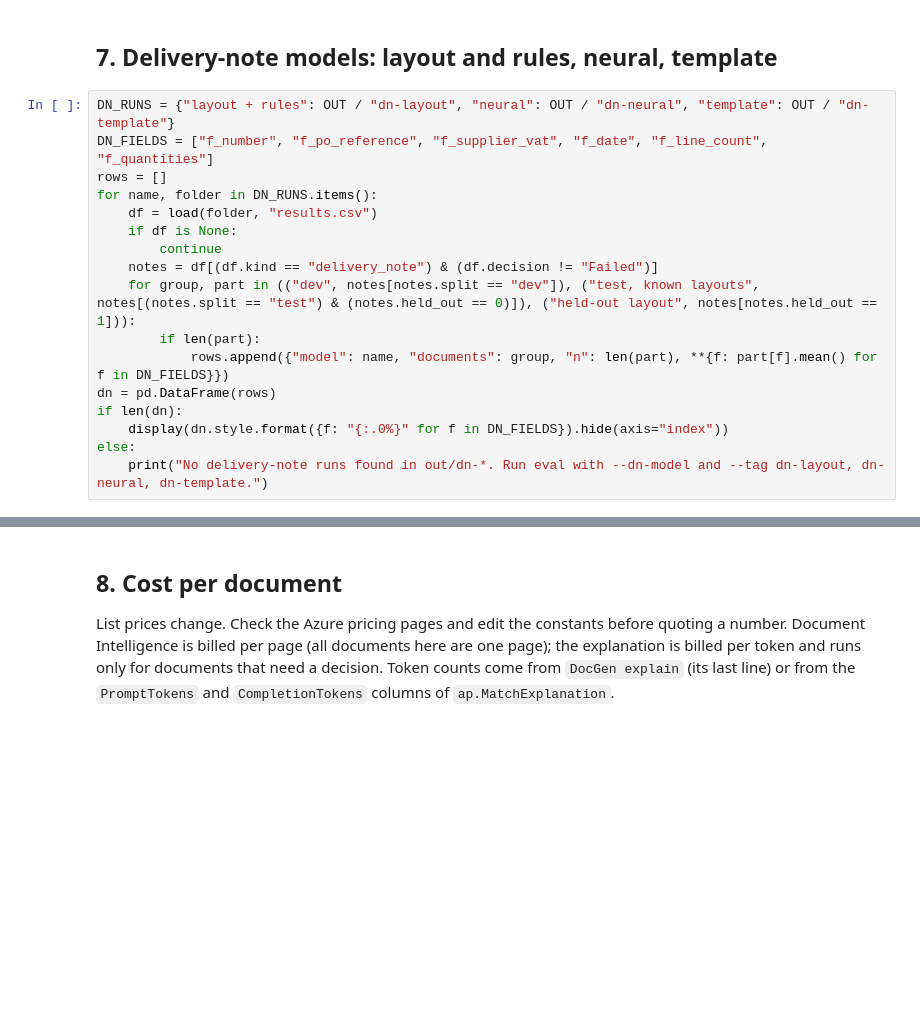
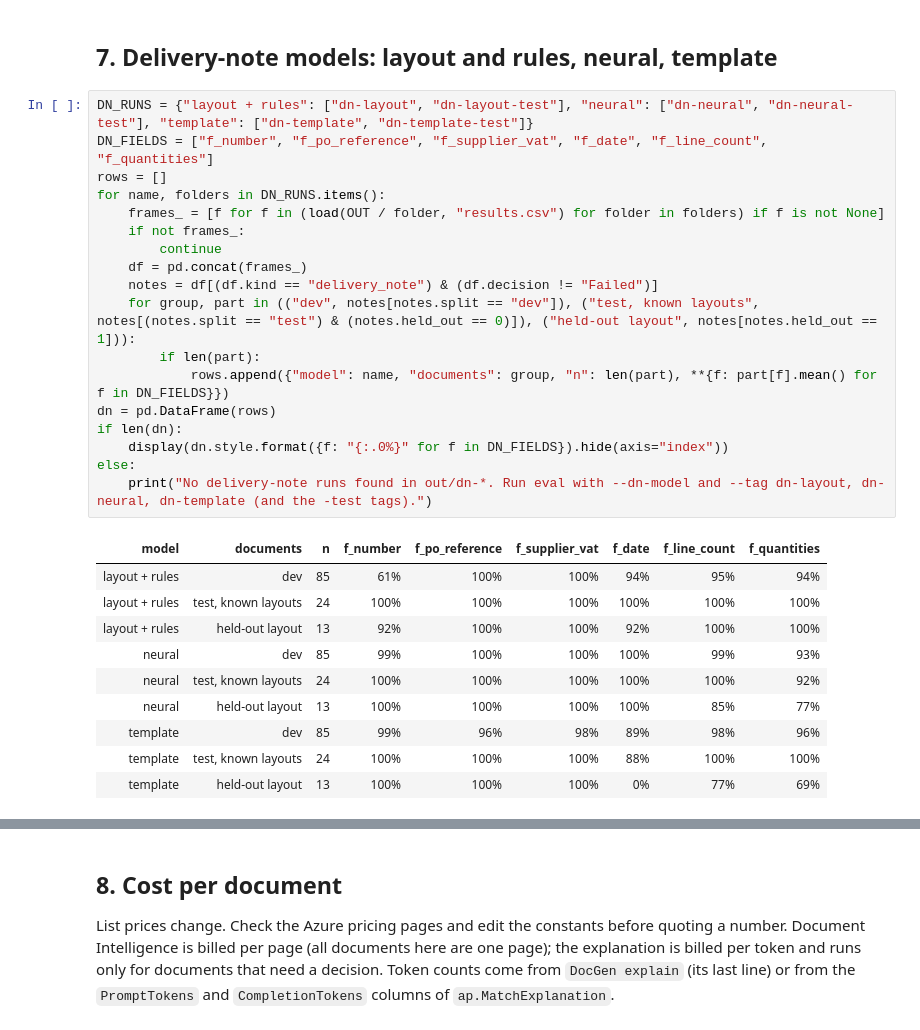
Before and after one commit to chris-loog/three-way-match-copilot, a Jupyter notebook: eval/evaluation.ipynb, the cells around one changed output, grey strips where cells are left out. Drawn from its saved outputs; the diff is of its cells as text; blank space fills up the shorter version.

Commit message:
docs: report the test split and the delivery-note model comparison

```diff
--- a/eval/evaluation.ipynb
+++ b/eval/evaluation.ipynb
@@ -140,22 +232,34 @@ if dev_sweep is not None:
 # %% [markdown]
 ## 7. Delivery-note models: layout and rules, neural, template
 # %%
-DN_RUNS = {"layout + rules": OUT / "dn-layout", "neural": OUT / "dn-neural", "template": OUT / "dn-template"}
+DN_RUNS = {"layout + rules": ["dn-layout", "dn-layout-test"], "neural": ["dn-neural", "dn-neural-test"], "template": ["dn-template", "dn-template-test"]}
 DN_FIELDS = ["f_number", "f_po_reference", "f_supplier_vat", "f_date", "f_line_count", "f_quantities"]
 rows = []
-for name, folder in DN_RUNS.items():
-    df = load(folder, "results.csv")
-    if df is None:
+for name, folders in DN_RUNS.items():
+    frames_ = [f for f in (load(OUT / folder, "results.csv") for folder in folders) if f is not None]
+    if not frames_:
         continue
+    df = pd.concat(frames_)
     notes = df[(df.kind == "delivery_note") & (df.decision != "Failed")]
     for group, part in (("dev", notes[notes.split == "dev"]), ("test, known layouts", notes[(notes.split == "test") & (notes.held_out == 0)]), ("held-out layout", notes[notes.held_out == 1])):
         if len(part):
             rows.append({"model": name, "documents": group, "n": len(part), **{f: part[f].mean() for f in DN_FIELDS}})
 dn = pd.DataFrame(rows)
 if len(dn):
     display(dn.style.format({f: "{:.0%}" for f in DN_FIELDS}).hide(axis="index"))
 else:
-    print("No delivery-note runs found in out/dn-*. Run eval with --dn-model and --tag dn-layout, dn-neural, dn-template.")
+    print("No delivery-note runs found in out/dn-*. Run eval with --dn-model and --tag dn-layout, dn-neural, dn-template (and the -test tags).")
+# %% [output]
+| model | documents | n | f_number | f_po_reference | f_supplier_vat | f_date | f_line_count | f_quantities |
+| layout + rules | dev | 85 | 61% | 100% | 100% | 94% | 95% | 94% |
+| layout + rules | test, known layouts | 24 | 100% | 100% | 100% | 100% | 100% | 100% |
+| layout + rules | held-out layout | 13 | 92% | 100% | 100% | 92% | 100% | 100% |
+| neural | dev | 85 | 99% | 100% | 100% | 100% | 99% | 93% |
+| neural | test, known layouts | 24 | 100% | 100% | 100% | 100% | 100% | 92% |
+| neural | held-out layout | 13 | 100% | 100% | 100% | 100% | 85% | 77% |
+| template | dev | 85 | 99% | 96% | 98% | 89% | 98% | 96% |
+| template | test, known layouts | 24 | 100% | 100% | 100% | 88% | 100% | 100% |
+| template | held-out layout | 13 | 100% | 100% | 100% | 0% | 77% | 69% |
 # %%
 if len(dn):
     pivot = dn.assign(score=dn[DN_FIELDS].mean(axis=1)).pivot(index="documents", columns="model", values="score")
```
Also changed, not shown: parts of 12 cells of this notebook, 5 other files.
